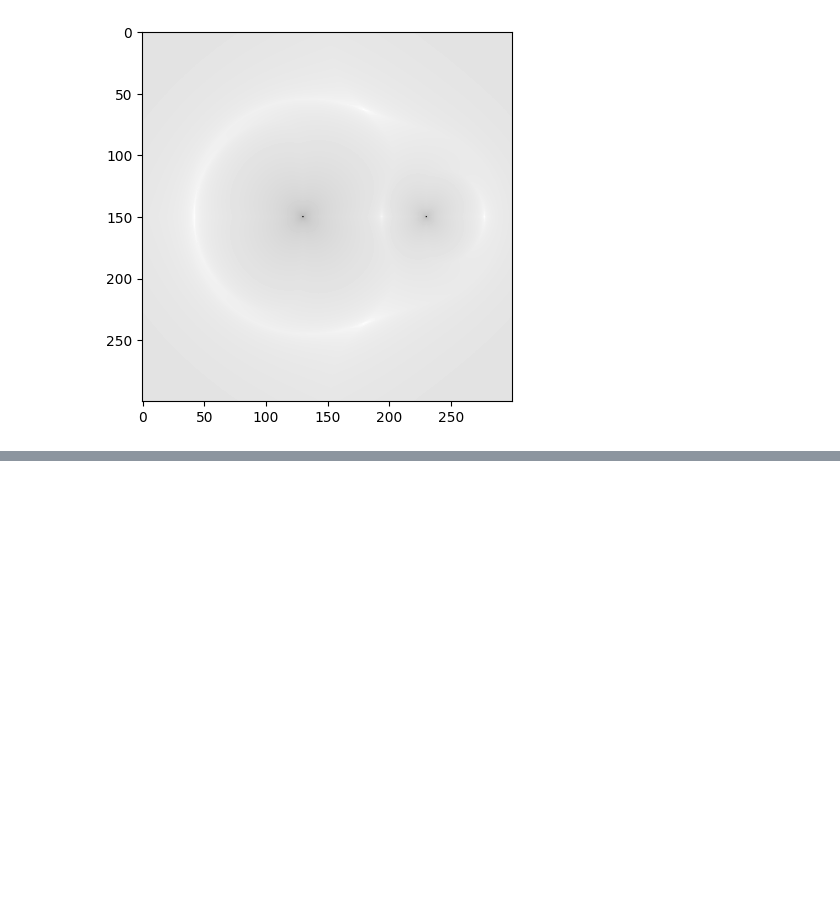
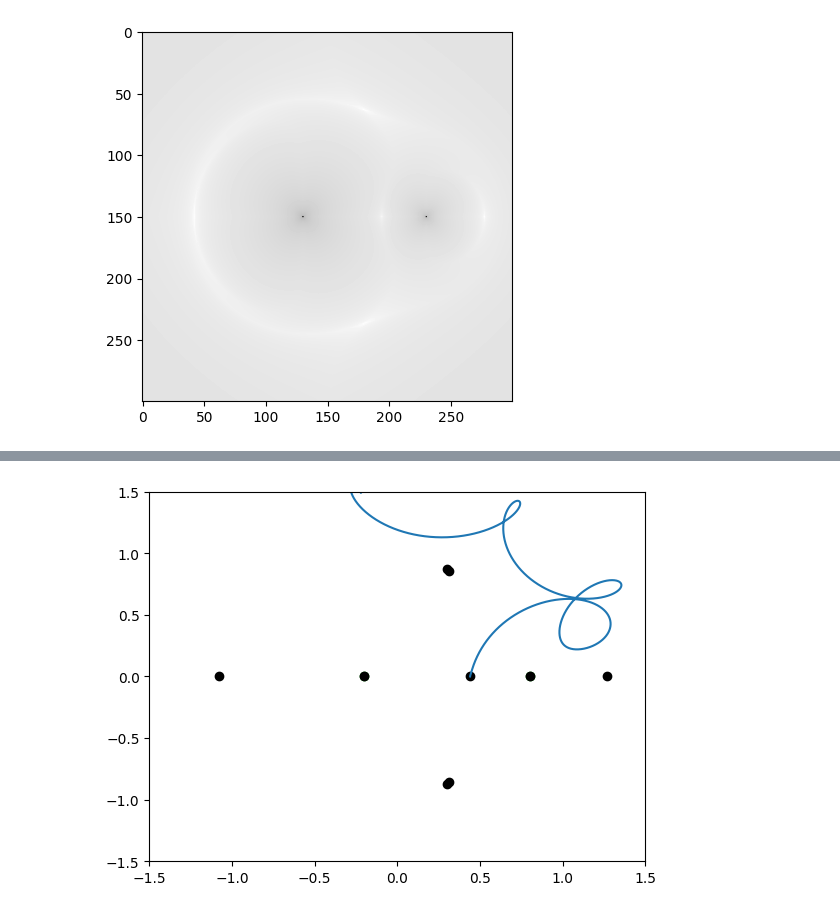
Before and after one commit to ZhizhchenkoA/Mechanic_Project, a Jupyter notebook: Z.ipynb, the cells around one changed output, grey strips where cells are left out. Cells and saved outputs as stored; diff of their text form; code cells hidden in the pictures; blank space fills up the shorter version.

```diff
--- a/Z.ipynb
+++ b/Z.ipynb
@@ -101,0 +116,4 @@ plt.show()
+# %%
+L2 = move(L_x[1], L_y[1], px=0, py=0.47, t=100000)
+# %% [output]
+[figure, added]
```
Also changed, not shown: parts of 9 cells of this notebook.
